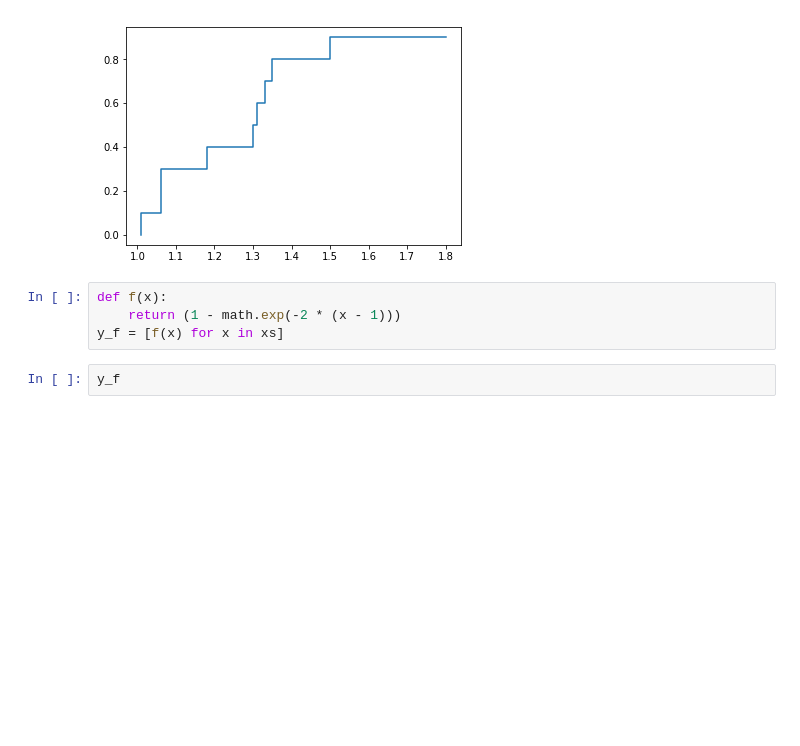
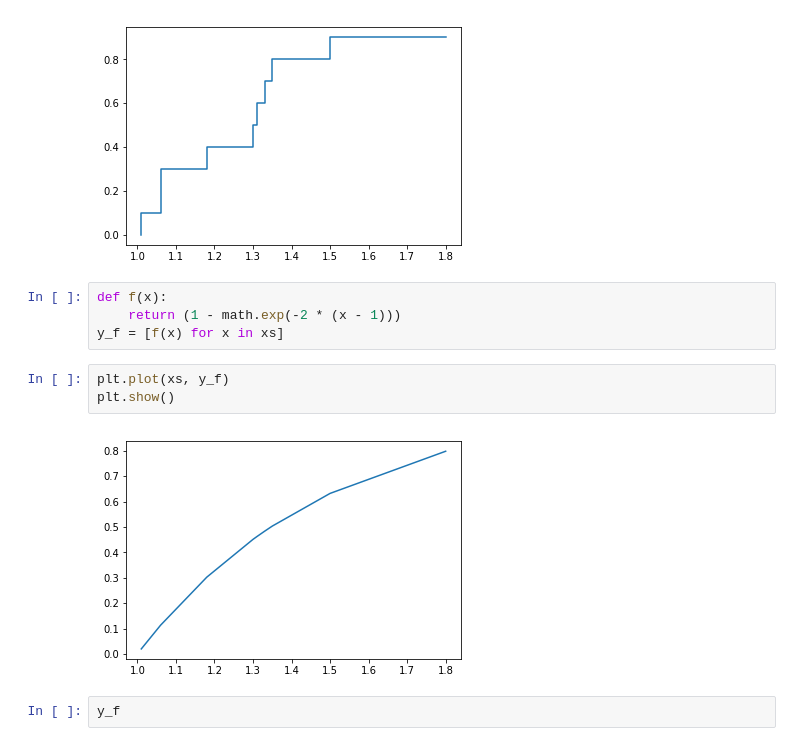
Before and after one commit to YarrDOpanas/uData, a Jupyter notebook: Statistics/Seminars/Seminar1.ipynb, the cells around one changed output. Cells and saved outputs as stored; diff of their text form; blank space fills up the shorter version.

```diff
--- a/Statistics/Seminars/Seminar1.ipynb
+++ b/Statistics/Seminars/Seminar1.ipynb
@@ -21,6 +21,11 @@ plt.step(xs, np.arange(0,1,0.1))
 def f(x):
     return (1 - math.exp(-2 * (x - 1)))
 y_f = [f(x) for x in xs]
+# %%
+plt.plot(xs, y_f)
+plt.show()
+# %% [output]
+[figure, added]
 # %%
 y_f
 # %% [output]
```
Also changed, not shown: 2 other files.
